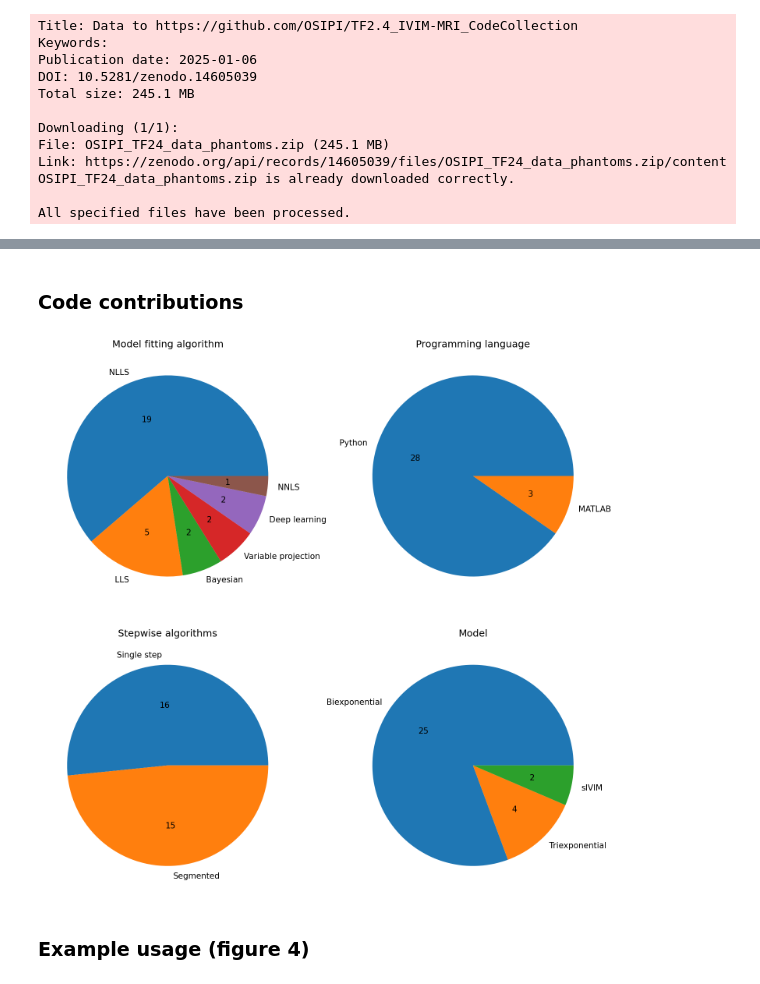
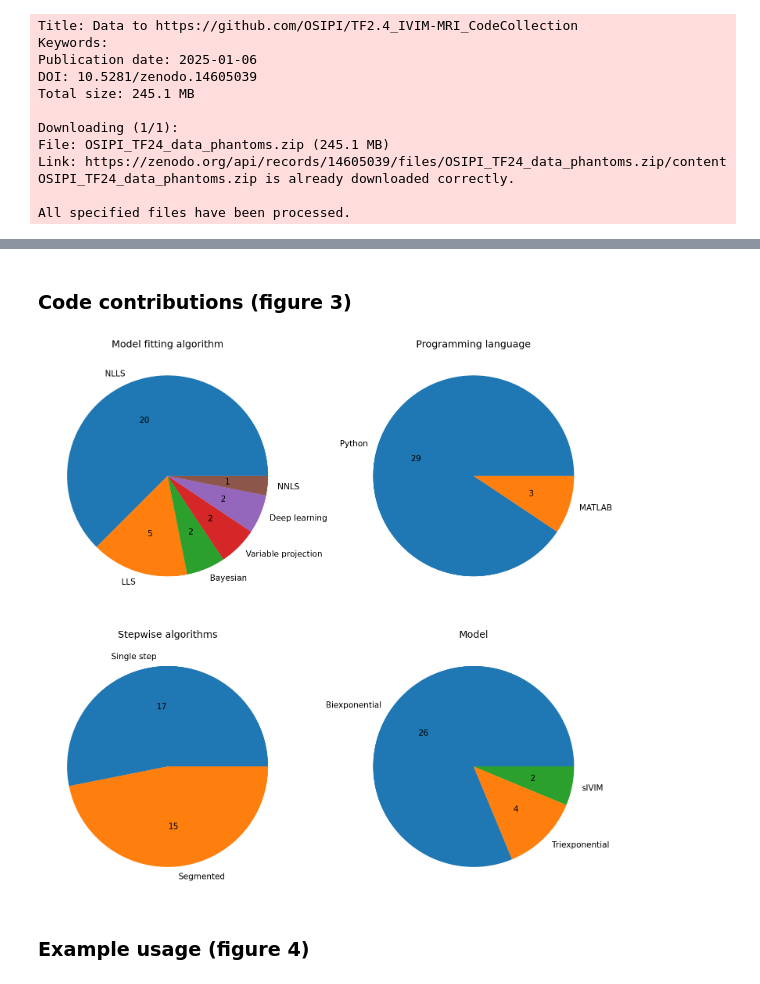
Before and after one commit to OSIPI/TF2.4_IVIM-MRI_CodeCollection, a Jupyter notebook: papers/paper1/figs.ipynb, the cells around one changed output, grey strips where cells are left out. Drawn from its saved outputs; the diff is of its cells as text; code cells hidden in the pictures.

```diff
--- a/papers/paper1/figs.ipynb
+++ b/papers/paper1/figs.ipynb
@@ -223,28 +240,28 @@ fig.savefig(os.path.join('figs','fig2.png'),dpi=400);
 [figure]
 # %% [markdown]
-### Code contributions
+### Code contributions (figure 3)
 # %%
 
 titles = ['Model fitting algorithm','Programming language','Stepwise algorithms','Model']
 labelss = [['NLLS','LLS','Bayesian','Variable projection','Deep learning','NNLS'],['Python','MATLAB'],['Single step','Segmented'],['Biexponential','Triexponential','sIVIM']]
-sizess = [[19,5,2,2,2,1],[28,3],[16,15],[25,4,2]]
+sizess = [[20,5,2,2,2,1],[29,3],[17,15],[26,4,2]]
 
 colors = []
 
 fig,axes = plt.subplots(2,2,figsize=(15,15))
 for ax,title,labels,sizes in zip(axes.flatten(),titles,labelss,sizess):
     def absolute_value(val):
         a  = np.round(val/100.*np.sum(sizes), 0)
         return int(a)
 
     ax.pie(sizes,labels=labels,autopct=absolute_value,
            textprops={'fontsize':15})
     ax.set_title(title,fontsize=18)
 
 plt.tight_layout()
 fig.savefig(os.path.join('figs','fig3.png'),dpi=800);
 # %% [output]
-[figure, old version]
+[figure, new version]
 # %% [markdown]
 ### Example usage (figure 4)
 # %%
```
Also changed, not shown: parts of 14 cells of this notebook, 4 other files.
